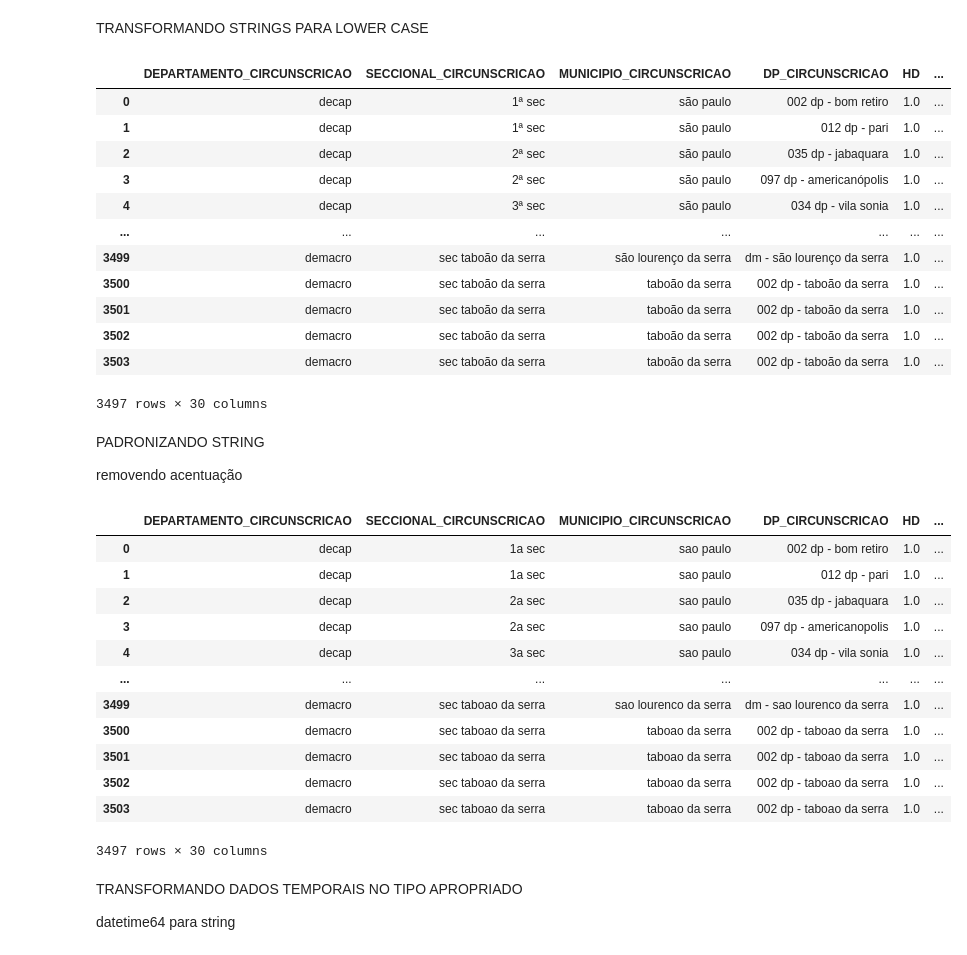
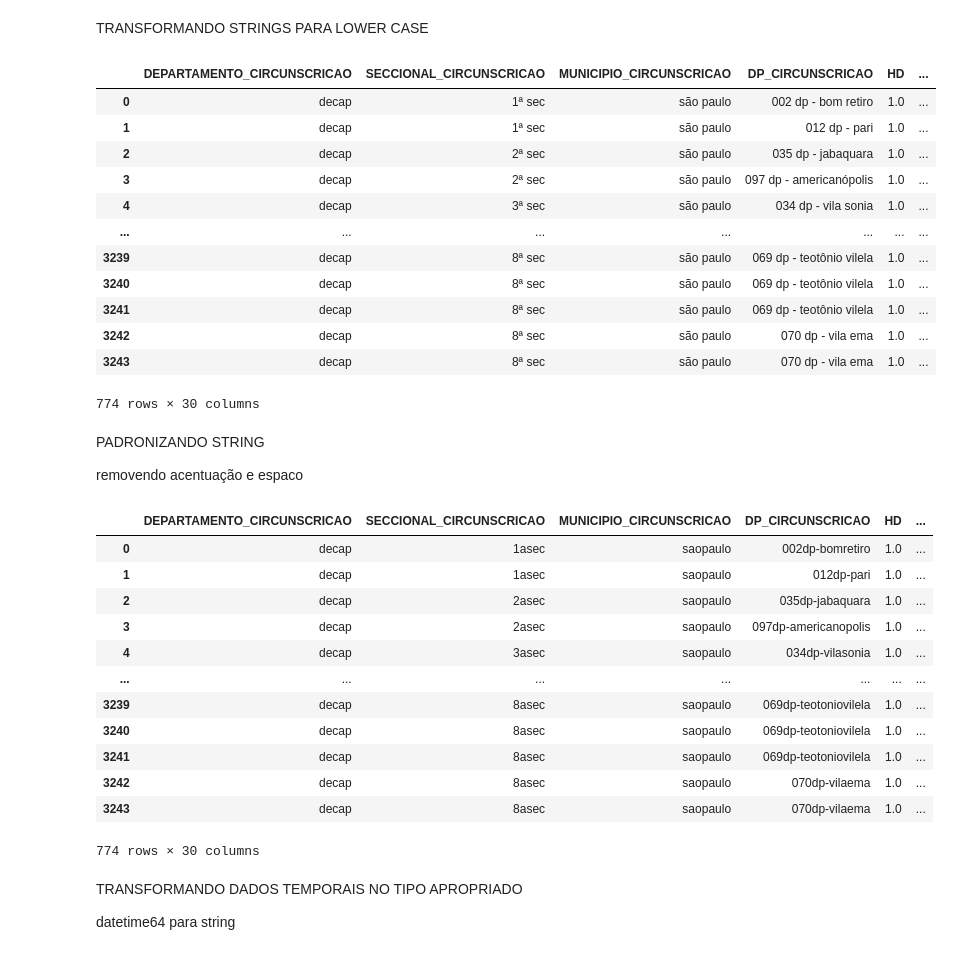
Before and after one commit to JoaoAlmir/ML2023-JoaoAlmirDaCostaJunior, a Jupyter notebook: Atv Análise de dados dos crimes/atv.ipynb, the cells around one changed output. Cells and saved outputs as stored; diff of their text form; code cells hidden in the pictures.

```diff
--- a/Atv Análise de dados dos crimes/atv.ipynb
+++ b/Atv Análise de dados dos crimes/atv.ipynb
@@ -41,0 +44,4 @@ df
+# %%
+SP = df["MUNICIPIO_CIRCUNSCRICAO"] == "São Paulo"
+df = df[SP]
+df
@@ -53,36 +73,37 @@ df
 | 3 | decap | 2ª sec | são paulo | 097 dp - americanópolis | 1.0 | ... |
 | 4 | decap | 3ª sec | são paulo | 034 dp - vila sonia | 1.0 | ... |
 | ... | ... | ... | ... | ... | ... | ... |
-| 3499 | demacro | sec taboão da serra | são lourenço da serra | dm - são lourenço da serra | 1.0 | ... |
-| 3500 | demacro | sec taboão da serra | taboão da serra | 002 dp - taboão da serra | 1.0 | ... |
-| 3501 | demacro | sec taboão da serra | taboão da serra | 002 dp - taboão da serra | 1.0 | ... |
-| 3502 | demacro | sec taboão da serra | taboão da serra | 002 dp - taboão da serra | 1.0 | ... |
-| 3503 | demacro | sec taboão da serra | taboão da serra | 002 dp - taboão da serra | 1.0 | ... |
+| 3239 | decap | 8ª sec | são paulo | 069 dp - teotônio vilela | 1.0 | ... |
+| 3240 | decap | 8ª sec | são paulo | 069 dp - teotônio vilela | 1.0 | ... |
+| 3241 | decap | 8ª sec | são paulo | 069 dp - teotônio vilela | 1.0 | ... |
+| 3242 | decap | 8ª sec | são paulo | 070 dp - vila ema | 1.0 | ... |
+| 3243 | decap | 8ª sec | são paulo | 070 dp - vila ema | 1.0 | ... |
-3497 rows × 30 columns
+774 rows × 30 columns
 # %% [markdown]
 PADRONIZANDO STRING
 
-removendo acentuação
+removendo acentuação e espaco
 # %%
 import unidecode
                             #se o tipo for string remove os acentos
 df = df.applymap(lambda s: unidecode.unidecode(s) if type(s) == str  else s)
-
+                            #se o tipo for string remove os espacos
+df = df.applymap(lambda s: s.replace(' ' , '') if type(s) == str  else s)
 df
 # %% [output]
 |  | DEPARTAMENTO_CIRCUNSCRICAO | SECCIONAL_CIRCUNSCRICAO | MUNICIPIO_CIRCUNSCRICAO | DP_CIRCUNSCRICAO | HD | ... |
-| 0 | decap | 1a sec | sao paulo | 002 dp - bom retiro | 1.0 | ... |
-| 1 | decap | 1a sec | sao paulo | 012 dp - pari | 1.0 | ... |
-| 2 | decap | 2a sec | sao paulo | 035 dp - jabaquara | 1.0 | ... |
-| 3 | decap | 2a sec | sao paulo | 097 dp - americanopolis | 1.0 | ... |
-| 4 | decap | 3a sec | sao paulo | 034 dp - vila sonia | 1.0 | ... |
+| 0 | decap | 1asec | saopaulo | 002dp-bomretiro | 1.0 | ... |
+| 1 | decap | 1asec | saopaulo | 012dp-pari | 1.0 | ... |
+| 2 | decap | 2asec | saopaulo | 035dp-jabaquara | 1.0 | ... |
+| 3 | decap | 2asec | saopaulo | 097dp-americanopolis | 1.0 | ... |
+| 4 | decap | 3asec | saopaulo | 034dp-vilasonia | 1.0 | ... |
 | ... | ... | ... | ... | ... | ... | ... |
-| 3499 | demacro | sec taboao da serra | sao lourenco da serra | dm - sao lourenco da serra | 1.0 | ... |
-| 3500 | demacro | sec taboao da serra | taboao da serra | 002 dp - taboao da serra | 1.0 | ... |
-| 3501 | demacro | sec taboao da serra | taboao da serra | 002 dp - taboao da serra | 1.0 | ... |
-| 3502 | demacro | sec taboao da serra | taboao da serra | 002 dp - taboao da serra | 1.0 | ... |
-| 3503 | demacro | sec taboao da serra | taboao da serra | 002 dp - taboao da serra | 1.0 | ... |
+| 3239 | decap | 8asec | saopaulo | 069dp-teotoniovilela | 1.0 | ... |
+| 3240 | decap | 8asec | saopaulo | 069dp-teotoniovilela | 1.0 | ... |
+| 3241 | decap | 8asec | saopaulo | 069dp-teotoniovilela | 1.0 | ... |
+| 3242 | decap | 8asec | saopaulo | 070dp-vilaema | 1.0 | ... |
+| 3243 | decap | 8asec | saopaulo | 070dp-vilaema | 1.0 | ... |
-3497 rows × 30 columns
+774 rows × 30 columns
 # %% [markdown]
 TRANSFORMANDO DADOS TEMPORAIS NO TIPO APROPRIADO
 
```
Also changed, not shown: parts of 5 cells of this notebook.
